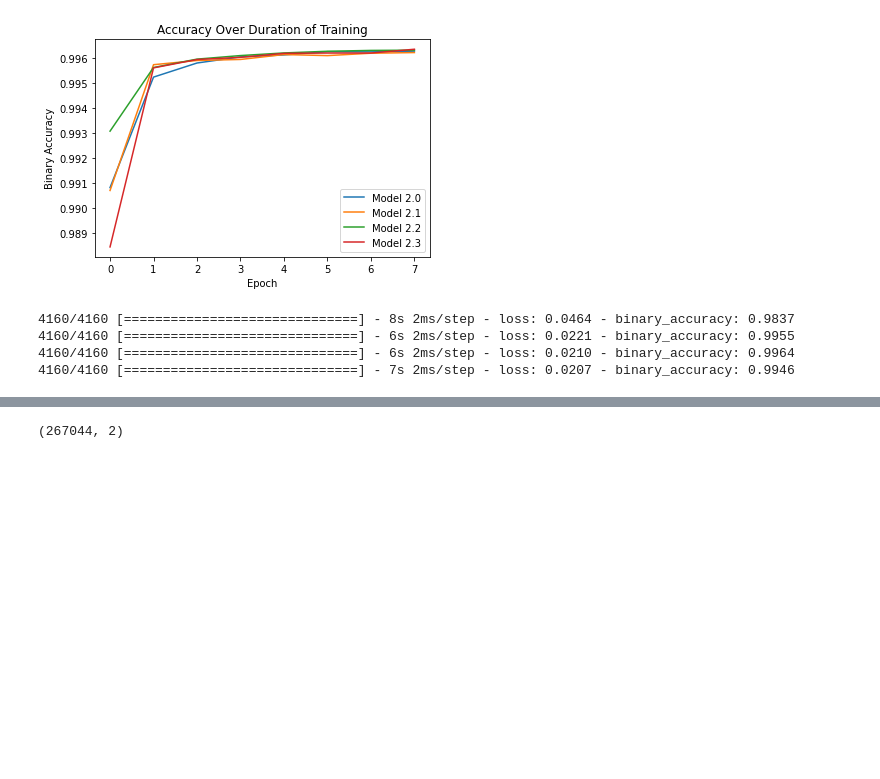
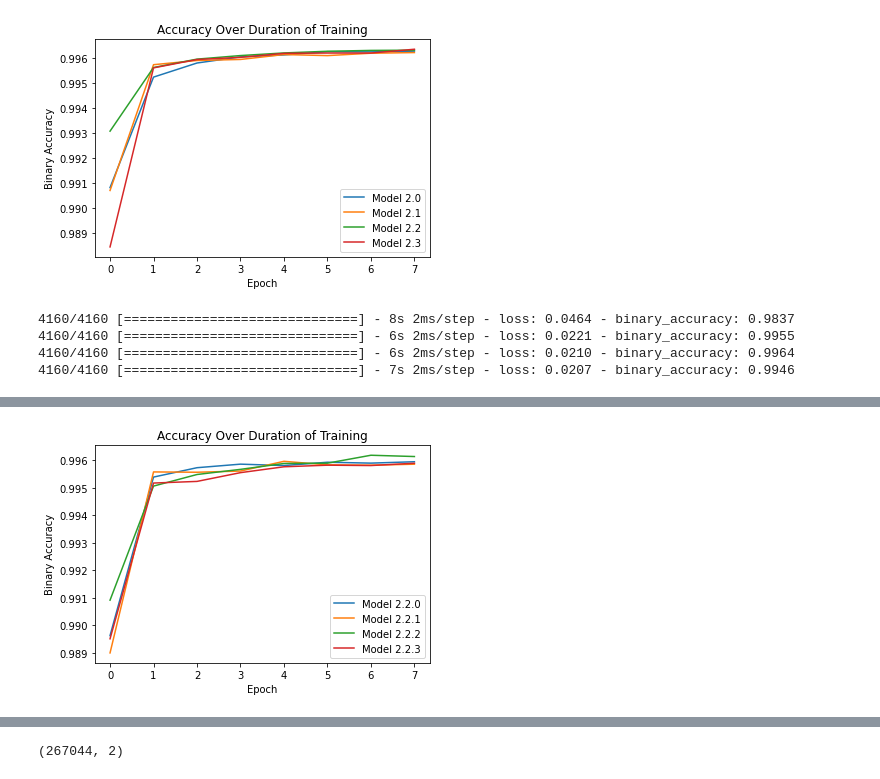
Before and after one commit to jack-mango/QURIP-thompsonlab-amo, a Jupyter notebook: 20230612-20230618/nondestructive image analysis.ipynb, the cells around one changed output, grey strips where cells are left out. Drawn from its saved outputs; the diff is of its cells as text; code cells hidden in the pictures; blank space fills up the shorter version.

```diff
--- a/ImagingSoftware/nondestructive image analysis.ipynb
+++ b/20230612-20230618/nondestructive image analysis.ipynb
@@ -465,11 +507,13 @@ plt.show()
 # %%
 for i, his in enumerate(histories):
-    plt.plot(his.history['binary_accuracy'], label=f"Model 2.{i}")
+    plt.plot(his.history['binary_accuracy'], label=f"Model 2.2.{i}")
 plt.title("Accuracy Over Duration of Training")
 plt.xlabel("Epoch")
 plt.ylabel("Binary Accuracy")
 plt.legend()
 plt.show()
+# %% [output]
+[figure, added]
 # %%
 for net in networks:
     net.evaluate(testing_images, testing_labels)
```
Also changed, not shown: parts of 8 cells of this notebook, 3 other files.
